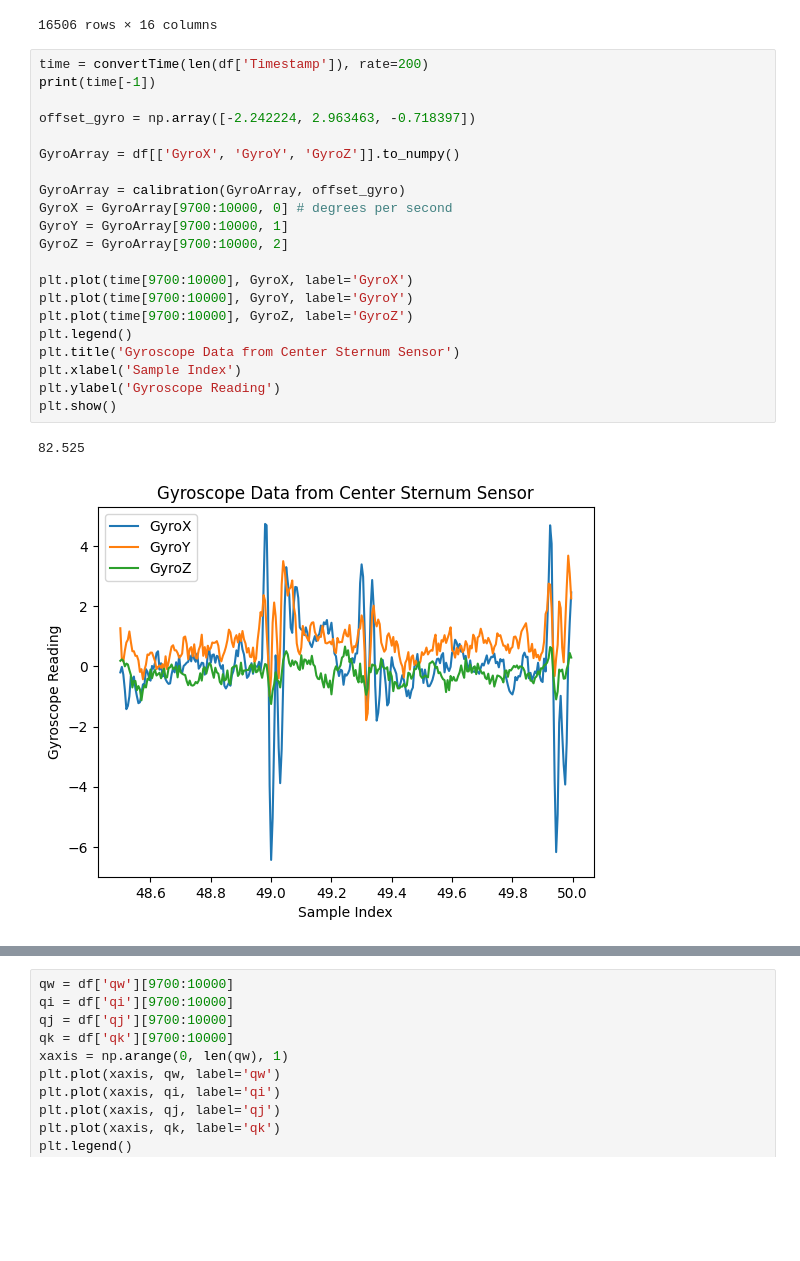
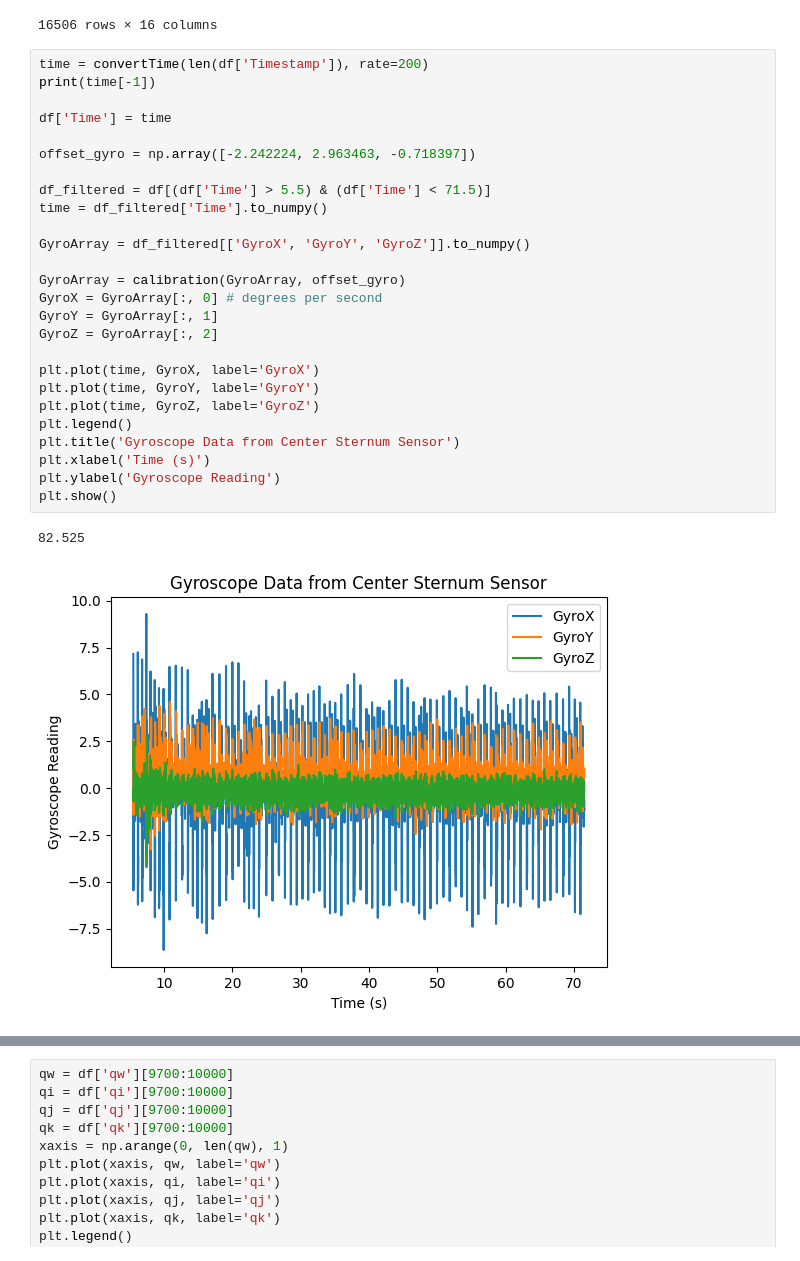
Before and after one commit to FC0000/Respiratory-rate-estimation, a Jupyter notebook: Project_Daniele.ipynb, the cells around one changed output, grey strips where cells are left out. Cells and saved outputs as stored; diff of their text form; blank space fills up the shorter version.

```diff
--- a/Project_Daniele.ipynb
+++ b/Project_Daniele.ipynb
@@ -117,25 +117,30 @@ df
 # %%
 time = convertTime(len(df['Timestamp']), rate=200)
 print(time[-1])
 
+df['Time'] = time
+
 offset_gyro = np.array([-2.242224, 2.963463, -0.718397])
 
-GyroArray = df[['GyroX', 'GyroY', 'GyroZ']].to_numpy()
+df_filtered = df[(df['Time'] > 5.5) & (df['Time'] < 71.5)]
+time = df_filtered['Time'].to_numpy()
+
+GyroArray = df_filtered[['GyroX', 'GyroY', 'GyroZ']].to_numpy()
 
 GyroArray = calibration(GyroArray, offset_gyro)
-GyroX = GyroArray[9700:10000, 0] # degrees per second
-GyroY = GyroArray[9700:10000, 1]
-GyroZ = GyroArray[9700:10000, 2]
+GyroX = GyroArray[:, 0] # degrees per second
+GyroY = GyroArray[:, 1]
+GyroZ = GyroArray[:, 2]
 
-plt.plot(time[9700:10000], GyroX, label='GyroX')
-plt.plot(time[9700:10000], GyroY, label='GyroY')
-plt.plot(time[9700:10000], GyroZ, label='GyroZ')
+plt.plot(time, GyroX, label='GyroX')
+plt.plot(time, GyroY, label='GyroY')
+plt.plot(time, GyroZ, label='GyroZ')
 plt.legend()
 plt.title('Gyroscope Data from Center Sternum Sensor')
-plt.xlabel('Sample Index')
+plt.xlabel('Time (s)')
 plt.ylabel('Gyroscope Reading')
 plt.show()
 # %% [output]
 82.525
-[figure, old version]
+[figure, new version]
 # %%
```
Also changed, not shown: parts of 11 cells of this notebook.
